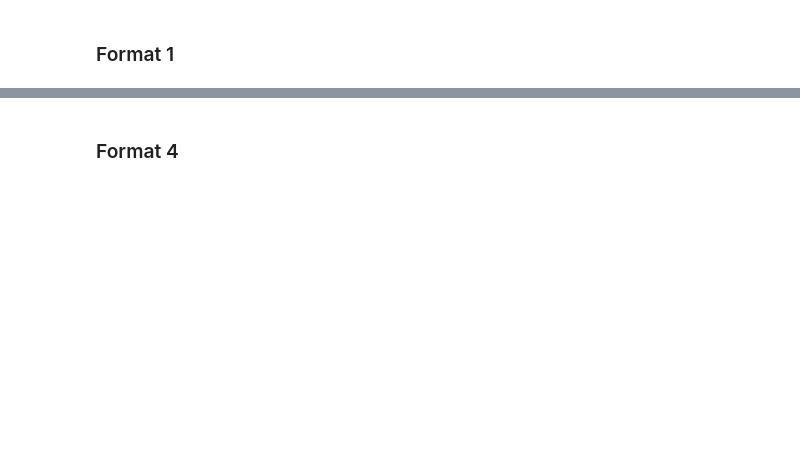
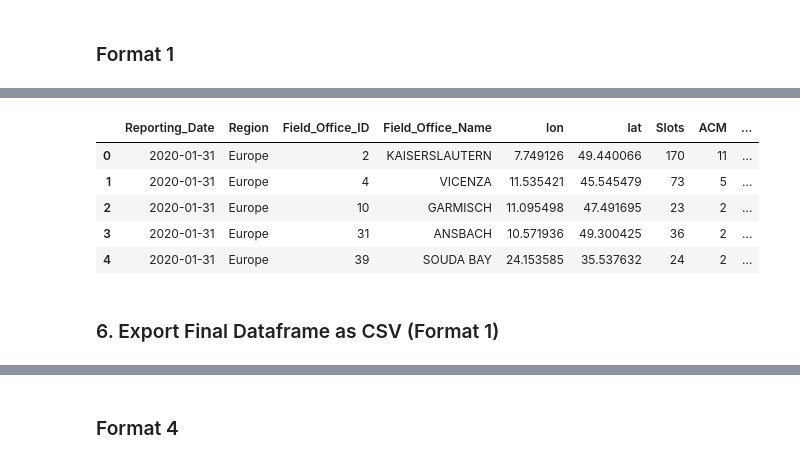
Before and after one commit to pinhaopan/muckrock-liberation, a Jupyter notebook: fa25-team-a/asset_reports.ipynb, the cells around one changed output, grey strips where cells are left out. Saved outputs shown, nothing was run; the diff lists cells and outputs as text; code cells hidden in the pictures; blank space fills up the shorter version.

```diff
--- a/fa25-team-a/asset_reports.ipynb
+++ b/fa25-team-a/asset_reports.ipynb
@@ -723,0 +737,12 @@ C:\Users\sod\Desktop\Coding\DS701\ds-muckrock-liberation\fa25-team-a\data\Asset
+# %%
+all_records_df = add_coordinates(all_records_df)
+all_records_df.head()
+# %% [output]
+|  | Reporting_Date | Region | Field_Office_ID | Field_Office_Name | lon | lat | Slots | ACM | ... |
+| 0 | 2020-01-31 | Europe | 2 | KAISERSLAUTERN | 7.749126 | 49.440066 | 170 | 11 | ... |
+| 1 | 2020-01-31 | Europe | 4 | VICENZA | 11.535421 | 45.545479 | 73 | 5 | ... |
+| 2 | 2020-01-31 | Europe | 10 | GARMISCH | 11.095498 | 47.491695 | 23 | 2 | ... |
+| 3 | 2020-01-31 | Europe | 31 | ANSBACH | 10.571936 | 49.300425 | 36 | 2 | ... |
+| 4 | 2020-01-31 | Europe | 39 | SOUDA BAY | 24.153585 | 35.537632 | 24 | 2 | ... |
+# %% [markdown]
+### 6. Export Final Dataframe as CSV (Format 1)
```
Also changed, not shown: parts of 79 cells of this notebook, 1 other file.
